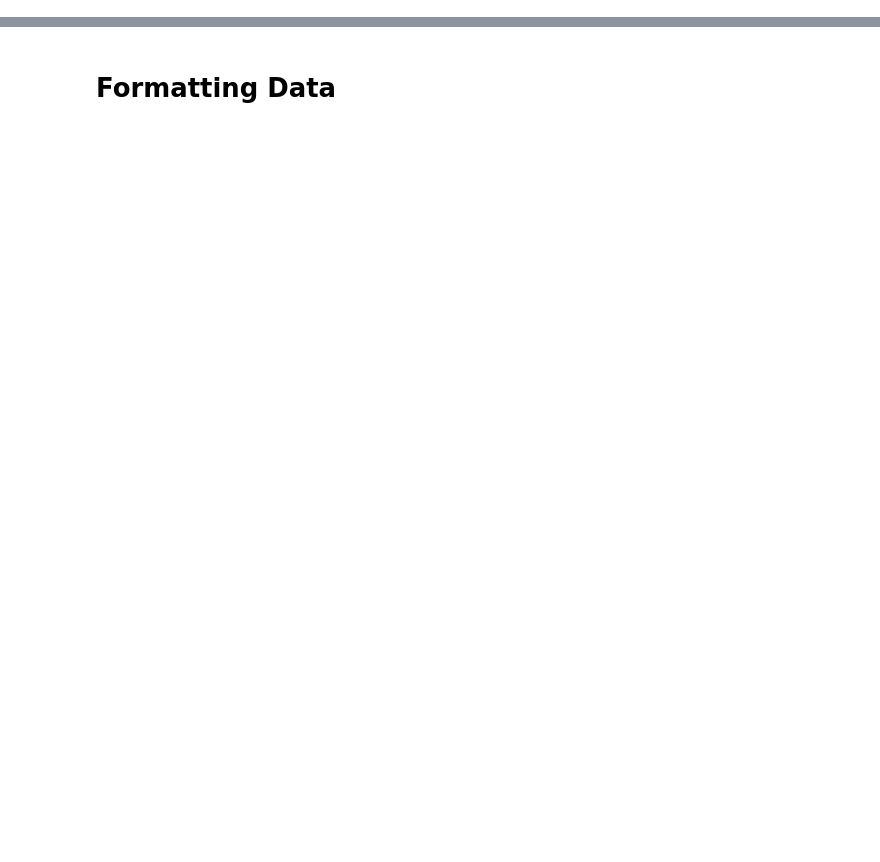
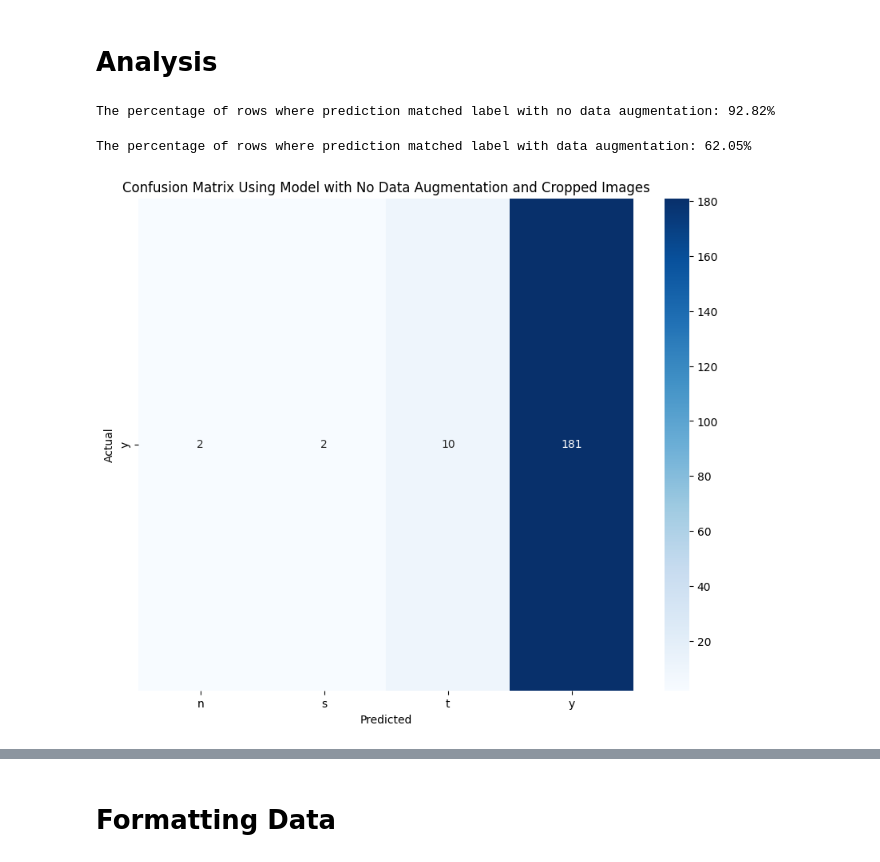
Before and after one commit to Nina-mvH/ASL_alphabet_recognition, a Jupyter notebook: Using_ASL_model.ipynb, the cells around one changed output, grey strips where cells are left out. Cells and saved outputs as stored; diff of their text form; code cells hidden in the pictures; blank space fills up the shorter version.

Commit message:
Kaggle Notebook | Using_ASL_model2 | Version 1 | Everything for just Y

```diff
--- a/Using_ASL_model.ipynb
+++ b/Using_ASL_model.ipynb
@@ -57,0 +126,3 @@ aug_model.load_weights('/kaggle/input/model-weights/aug_model_weights.weights.h5
+# %%
+cropped_df['input_data'] = cropped_df['input_data'].apply(lambda x: np.expand_dims(x, axis=0)) #make them ready to predict on
+cropped_df
@@ -57,0 +145,3 @@ aug_model.load_weights('/kaggle/input/model-weights/aug_model_weights.weights.h5
+# %%
+cropped_df['no_aug_model_pred'] = cropped_df['input_data'].apply(lambda x: no_aug_model.predict(x)) #make predictions for all the images with the no_aug_model
+cropped_df
@@ -57,0 +181,3 @@ aug_model.load_weights('/kaggle/input/model-weights/aug_model_weights.weights.h5
+# %%
+cropped_df['aug_model_pred'] = cropped_df['input_data'].apply(lambda x: aug_model.predict(x)) #make predictions for all the images with the aug_model
+cropped_df
@@ -80,0 +225,25 @@ c
+# %%
+cropped_df['aug_model_pred'] = cropped_df['aug_model_pred'].apply(lambda x: np.argmax(x, axis = 1))
+cropped_df['aug_model_pred'] = cropped_df['aug_model_pred'].apply(lambda x: idx_to_letter(x))
+
+cropped_df['no_aug_model_pred'] = cropped_df['no_aug_model_pred'].apply(lambda x: np.argmax(x, axis = 1))
+cropped_df['no_aug_model_pred'] = cropped_df['no_aug_model_pred'].apply(lambda x: idx_to_letter(x))
+# %% [markdown]
+# Analysis
+# %%
+no_aug_correct_num = (cropped_df['label'] == cropped_df['no_aug_model_pred']).sum()
+
+no_aug_correct_percentage = (no_aug_correct_num / len(cropped_df)) * 100
+
+print(f"The percentage of rows where prediction matched label with no data augmentation: {no_aug_correct_percentage:.2f}%")
+# %% [output]
+The percentage of rows where prediction matched label with no data augmentation: 92.82%
+# %%
+aug_correct_num = (cropped_df['label'] == cropped_df['aug_model_pred']).sum()
+
+
+aug_correct_percentage = (aug_correct_num / len(cropped_df)) * 100
+
+print(f"The percentage of rows where prediction matched label with data augmentation: {aug_correct_percentage:.2f}%")
+# %% [output]
+The percentage of rows where prediction matched label with data augmentation: 62.05%
@@ -80,0 +252,11 @@ c
+# %%
+confusion_matrix = pd.crosstab(cropped_df['label'], cropped_df['no_aug_model_pred'])
+
+plt.figure(figsize=(10, 8))
+sns.heatmap(confusion_matrix, annot=True, cmap='Blues', fmt='d')
+plt.xlabel('Predicted')
+plt.ylabel('Actual')
+plt.title('Confusion Matrix Using Model with No Data Augmentation and Cropped Images')
+plt.show()
+# %% [output]
+[figure, added]
```
Also changed, not shown: parts of 31 cells of this notebook.
